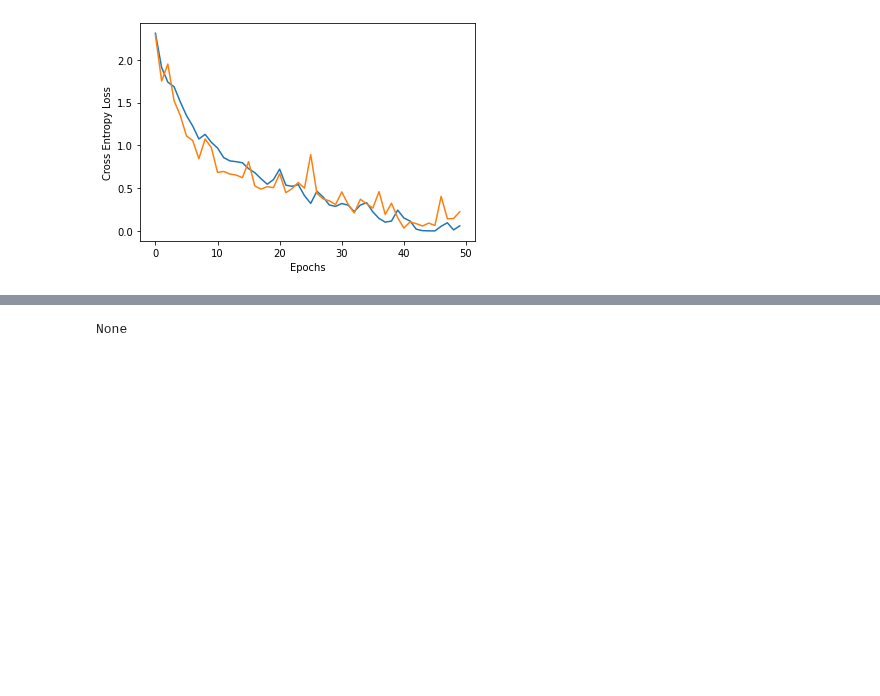
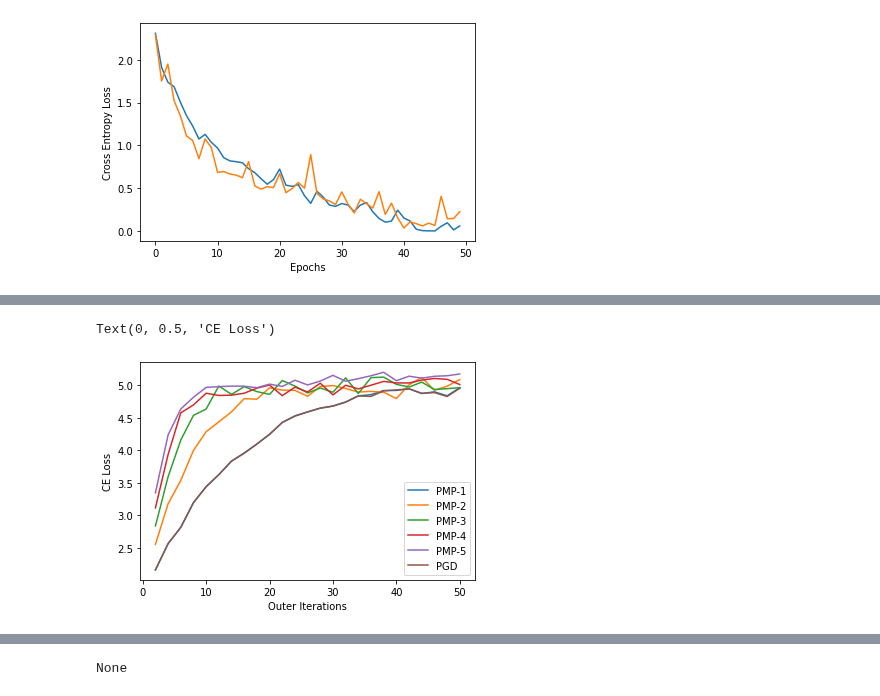
Before and after one commit to ypeng22/DLFinal, a Jupyter notebook: DL_proj.ipynb, the cells around one changed output, grey strips where cells are left out. Cells and saved outputs as stored; diff of their text form; code cells hidden in the pictures; blank space fills up the shorter version.

```diff
--- a/DL_proj.ipynb
+++ b/DL_proj.ipynb
@@ -534,0 +570,12 @@ time_pgd = np.load('/content/gdrive/MyDrive/time_pgd.npy')
+# %%
+iterations = np.arange(2, 51, 2)
+for i in range(5):
+  plt.plot(iterations, losses_pmp[i, :])
+
+plt.plot(iterations, loss_pgd)
+plt.legend(['PMP-1', 'PMP-2', 'PMP-3', 'PMP-4', 'PMP-5', 'PGD' ])
+plt.xlabel('Outer Iterations')
+plt.ylabel('CE Loss')
+# %% [output]
+Text(0, 0.5, 'CE Loss')
+[figure, added]
```
Also changed, not shown: parts of 7 cells of this notebook.
